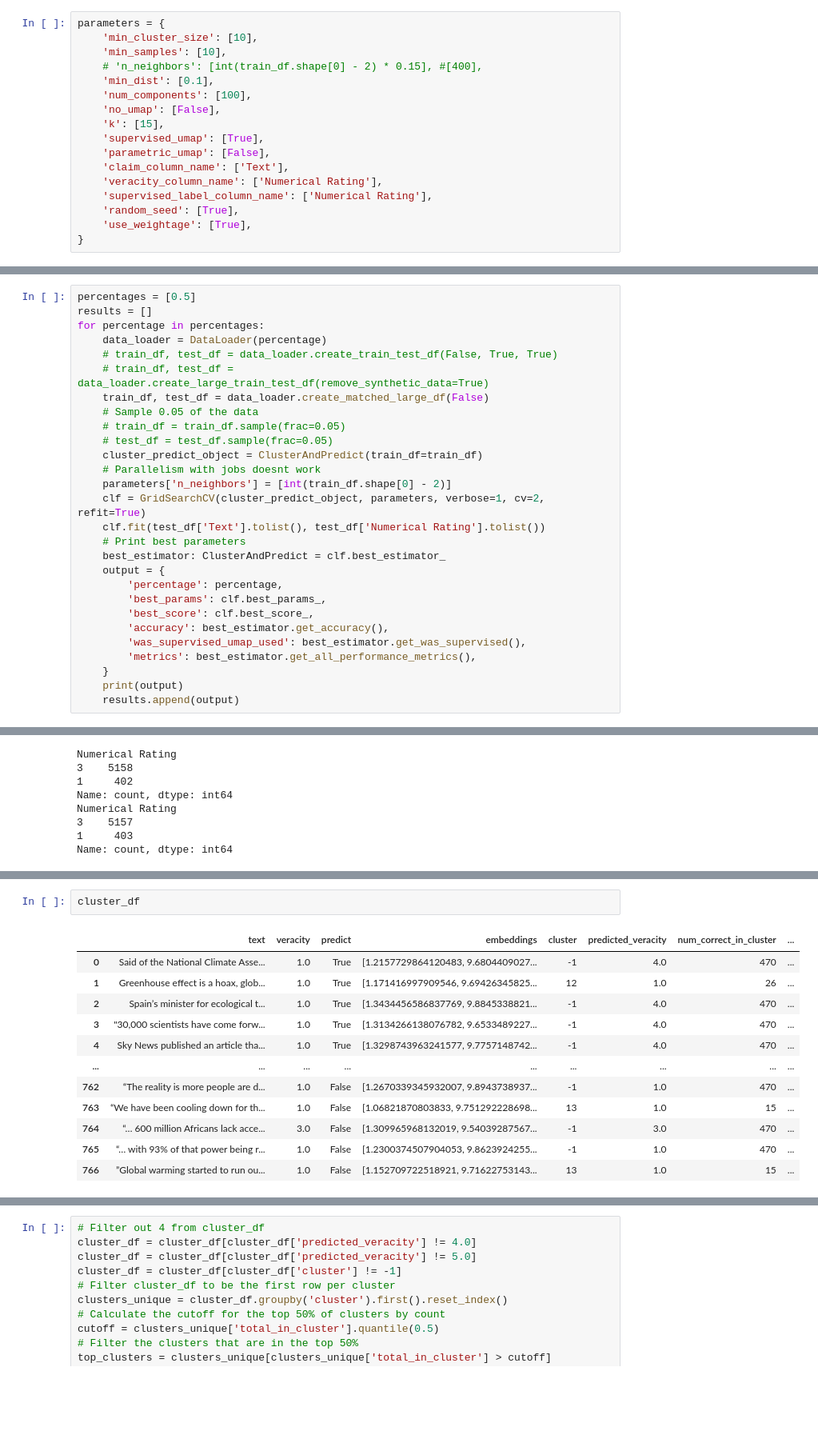
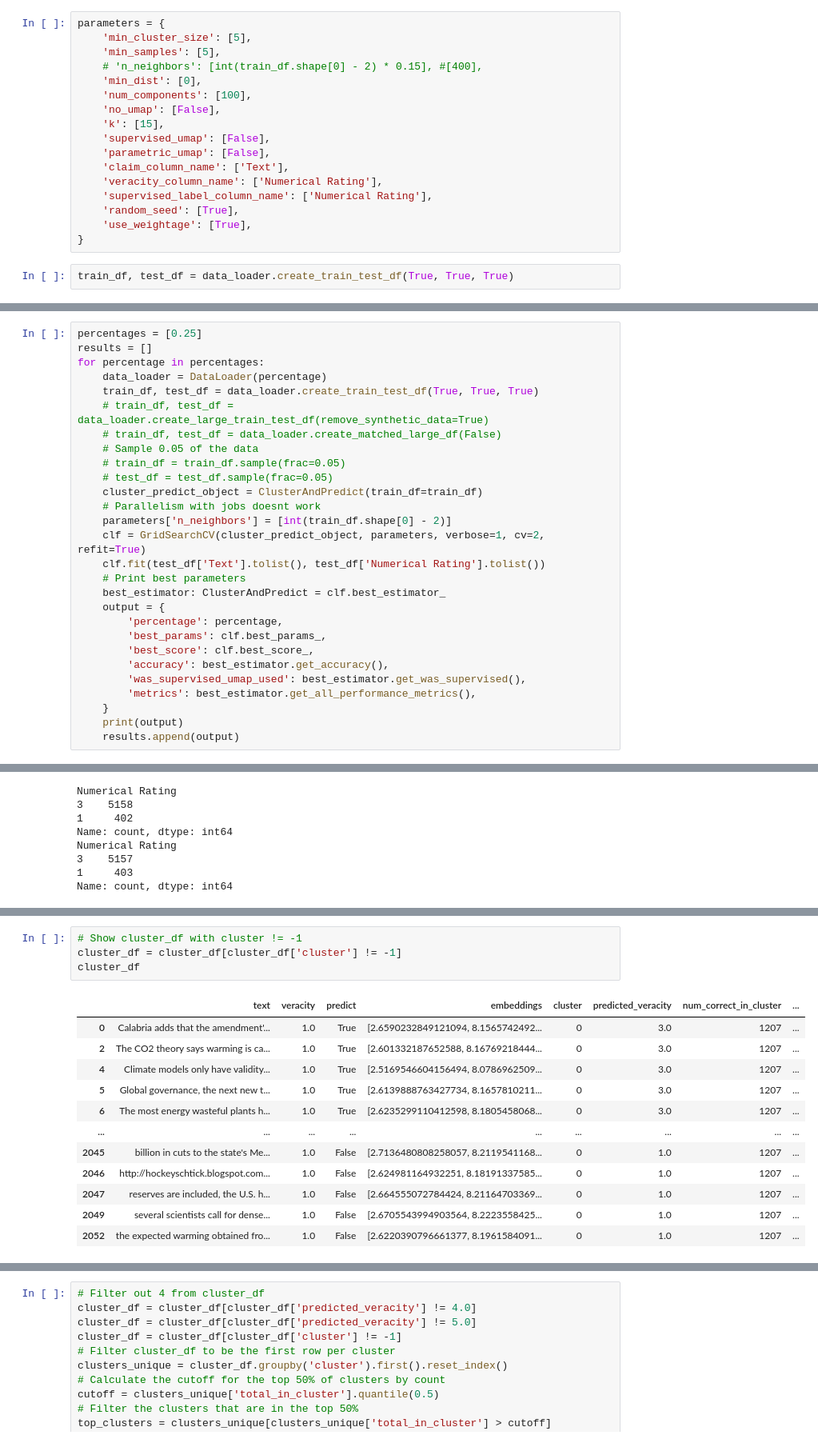
Before and after one commit to Vinayak-Kannan/FactChecker-V3, a Jupyter notebook: Testing/Test Output/hyperparameter_selection.ipynb, the cells around one changed output, grey strips where cells are left out. Shown: that part at 80% size. Saved outputs shown, nothing was run; the diff lists cells and outputs as text; blank space fills up the shorter version.

```diff
--- a/Testing/Test Output/hyperparameter_selection.ipynb
+++ b/Testing/Test Output/hyperparameter_selection.ipynb
@@ -49,14 +46,14 @@ test_df['Numerical Rating'].value_counts()
 NameError: name 'test_df' is not defined
 # %%
 parameters = {
-    'min_cluster_size': [10],
-    'min_samples': [10],
+    'min_cluster_size': [5],
+    'min_samples': [5],
     # 'n_neighbors': [int(train_df.shape[0] - 2) * 0.15], #[400],
-    'min_dist': [0.1],
+    'min_dist': [0],
     'num_components': [100],
     'no_umap': [False],
     'k': [15],
-    'supervised_umap': [True],
+    'supervised_umap': [False],
     'parametric_umap': [False],
     'claim_column_name': ['Text'],
     'veracity_column_name': ['Numerical Rating'],
@@ -64,3 +61,5 @@ parameters = {
     'random_seed': [True],
     'use_weightage': [True],
 }
+# %%
+train_df, test_df = data_loader.create_train_test_df(True, True, True)
@@ -67,11 +75,11 @@ parameters = {
 # %%
-percentages = [0.5]
+percentages = [0.25]
 results = []
 for percentage in percentages:
     data_loader = DataLoader(percentage)
-    # train_df, test_df = data_loader.create_train_test_df(False, True, True)
+    train_df, test_df = data_loader.create_train_test_df(True, True, True)
     # train_df, test_df = data_loader.create_large_train_test_df(remove_synthetic_data=True)
-    train_df, test_df = data_loader.create_matched_large_df(False)
+    # train_df, test_df = data_loader.create_matched_large_df(False)
     # Sample 0.05 of the data
     # train_df = train_df.sample(frac=0.05)
     # test_df = test_df.sample(frac=0.05)
@@ -144,15 +215,17 @@ Name: count, dtype: int64
 # %%
+# Show cluster_df with cluster != -1
+cluster_df = cluster_df[cluster_df['cluster'] != -1]
 cluster_df
 # %% [output]
 |  | text | veracity | predict | embeddings | cluster | predicted_veracity | num_correct_in_cluster | ... |
-| 0 | Said of the National Climate Asse... | 1.0 | True | [1.2157729864120483, 9.6804409027... | -1 | 4.0 | 470 | ... |
-| 1 | Greenhouse effect is a hoax, glob... | 1.0 | True | [1.171416997909546, 9.69426345825... | 12 | 1.0 | 26 | ... |
-| 2 | Spain’s minister for ecological t... | 1.0 | True | [1.3434456586837769, 9.8845338821... | -1 | 4.0 | 470 | ... |
-| 3 | "30,000 scientists have come forw... | 1.0 | True | [1.3134266138076782, 9.6533489227... | -1 | 4.0 | 470 | ... |
-| 4 | Sky News published an article tha... | 1.0 | True | [1.3298743963241577, 9.7757148742... | -1 | 4.0 | 470 | ... |
+| 0 | Calabria adds that the amendment'... | 1.0 | True | [2.6590232849121094, 8.1565742492... | 0 | 3.0 | 1207 | ... |
+| 2 | The CO2 theory says warming is ca... | 1.0 | True | [2.601332187652588, 8.16769218444... | 0 | 3.0 | 1207 | ... |
+| 4 | Climate models only have validity... | 1.0 | True | [2.5169546604156494, 8.0786962509... | 0 | 3.0 | 1207 | ... |
+| 5 | Global governance, the next new t... | 1.0 | True | [2.6139888763427734, 8.1657810211... | 0 | 3.0 | 1207 | ... |
+| 6 | The most energy wasteful plants h... | 1.0 | True | [2.6235299110412598, 8.1805458068... | 0 | 3.0 | 1207 | ... |
 | ... | ... | ... | ... | ... | ... | ... | ... | ... |
-| 762 | “The reality is more people are d... | 1.0 | False | [1.2670339345932007, 9.8943738937... | -1 | 1.0 | 470 | ... |
-| 763 | “We have been cooling down for th... | 1.0 | False | [1.06821870803833, 9.751292228698... | 13 | 1.0 | 15 | ... |
-| 764 | “… 600 million Africans lack acce... | 3.0 | False | [1.309965968132019, 9.54039287567... | -1 | 3.0 | 470 | ... |
-| 765 | “… with 93% of that power being r... | 1.0 | False | [1.2300374507904053, 9.8623924255... | -1 | 1.0 | 470 | ... |
-| 766 | ”Global warming started to run ou... | 1.0 | False | [1.152709722518921, 9.71622753143... | 13 | 1.0 | 15 | ... |
+| 2045 | billion in cuts to the state's Me... | 1.0 | False | [2.7136480808258057, 8.2119541168... | 0 | 1.0 | 1207 | ... |
+| 2046 | http://hockeyschtick.blogspot.com... | 1.0 | False | [2.624981164932251, 8.18191337585... | 0 | 1.0 | 1207 | ... |
+| 2047 | reserves are included, the U.S. h... | 1.0 | False | [2.664555072784424, 8.21164703369... | 0 | 1.0 | 1207 | ... |
+| 2049 | several scientists call for dense... | 1.0 | False | [2.6705543994903564, 8.2223558425... | 0 | 1.0 | 1207 | ... |
+| 2052 | the expected warming obtained fro... | 1.0 | False | [2.6220390796661377, 8.1961584091... | 0 | 1.0 | 1207 | ... |
```
Also changed, not shown: parts of 7 cells of this notebook, 7 other files.
